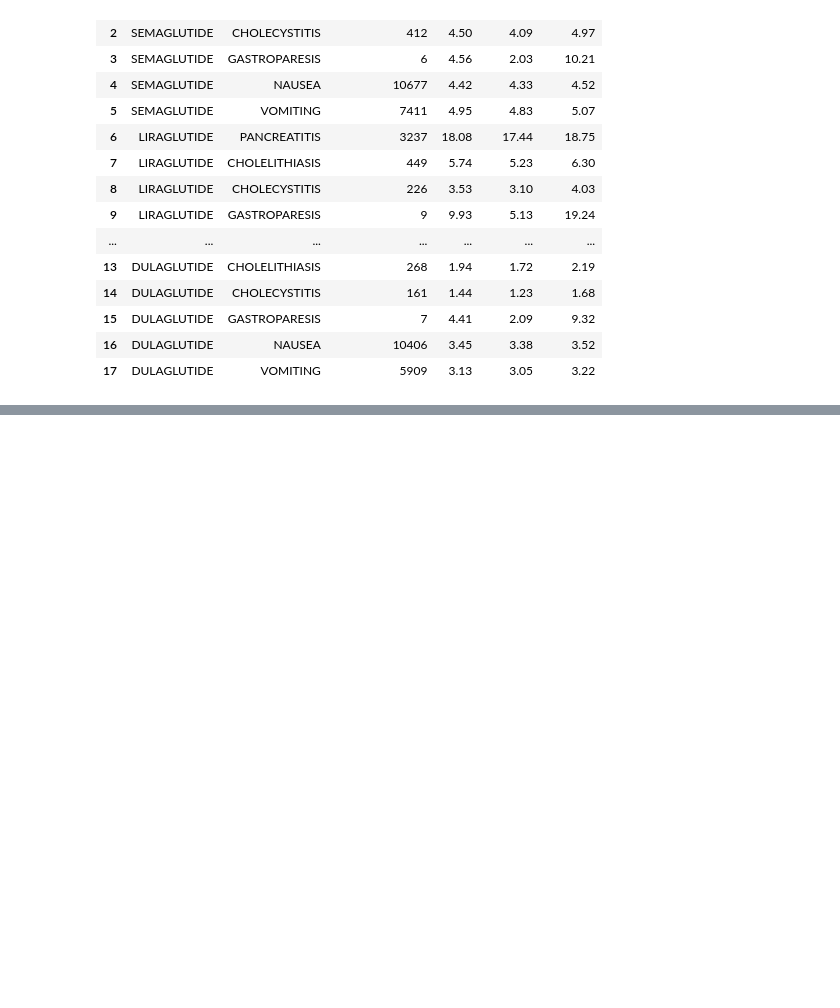
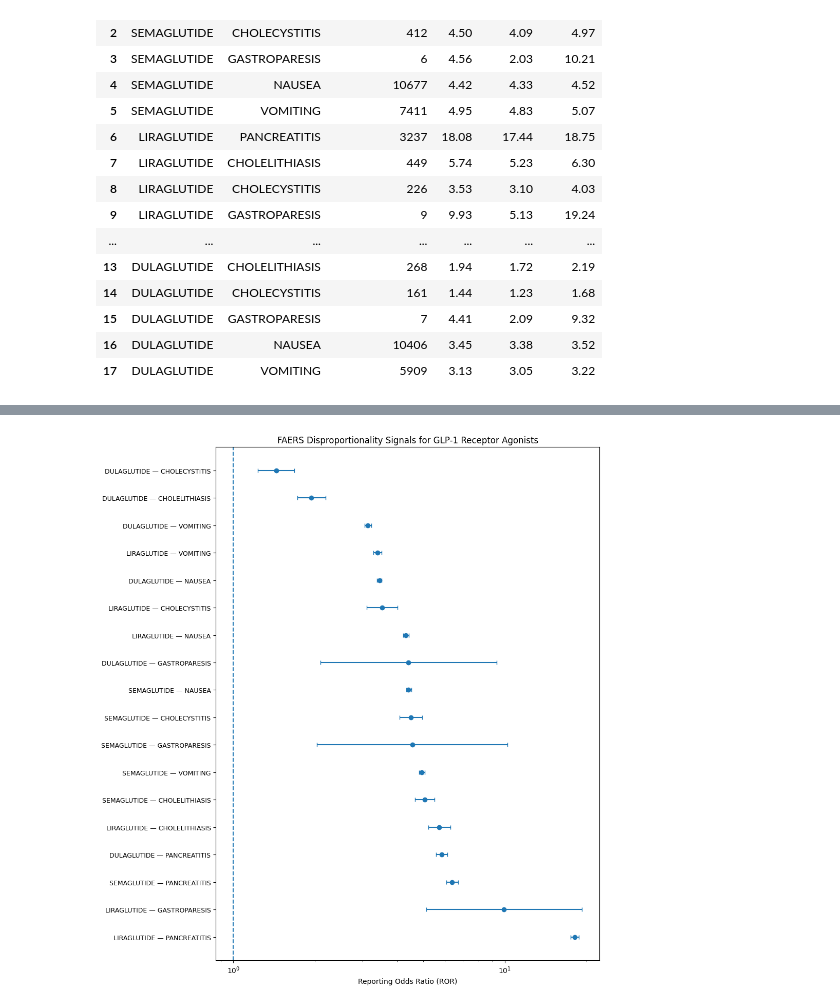
Before and after one commit to Majed-MD-AI/GLP1-Real-World-Drug-Safety, a Jupyter notebook: 01_openfda_data.ipynb, the cells around one changed output, grey strips where cells are left out. Drawn from its saved outputs; the diff is of its cells as text; code cells hidden in the pictures; blank space fills up the shorter version.

Commit message:
Refine forest plot

```diff
--- a/01_openfda_data.ipynb
+++ b/01_openfda_data.ipynb
@@ -243,3 +243,15 @@ results
 | 15 | DULAGLUTIDE | GASTROPARESIS | 7 | 4.41 | 2.09 | 9.32 |
 | 16 | DULAGLUTIDE | NAUSEA | 10406 | 3.45 | 3.38 | 3.52 |
 | 17 | DULAGLUTIDE | VOMITING | 5909 | 3.13 | 3.05 | 3.22 |
+# %%
+results["95% CI"] = (
+    results["CI_lower"].astype(str)
+    + " – "
+    + results["CI_upper"].astype(str)
+)
+
+display_table = results[
+    ["drug", "event", "matching_reports", "ROR", "95% CI"]
+]
+
+display_table
@@ -245,0 +276,6 @@ results
+# %%
+results["label"] = results["drug"] + " — " + results["event"]
+
+plot_data = results.sort_values("ROR").reset_index(drop=True)
+
+plot_data[["label", "matching_reports", "ROR", "CI_lower", "CI_upper"]]
@@ -245,0 +300,34 @@ results
+# %%
+results["label"] = results["drug"] + " — " + results["event"]
+plot_data = results.sort_values("ROR", ascending=True).reset_index(drop=True)
+
+import matplotlib.pyplot as plt
+
+plt.figure(figsize=(10, 11))
+
+plt.errorbar(
+    plot_data["ROR"],
+    plot_data["label"],
+    xerr=[
+        plot_data["ROR"] - plot_data["CI_lower"],
+        plot_data["CI_upper"] - plot_data["ROR"]
+    ],
+    fmt="o",
+    capsize=3
+)
+
+plt.axvline(1, linestyle="--")
+plt.xscale("log")
+
+plt.xlabel("Reporting Odds Ratio (ROR)")
+plt.ylabel("")
+plt.title("FAERS Disproportionality Signals for GLP-1 Receptor Agonists")
+plt.yticks(fontsize=9)
+plt.gca().invert_yaxis()
+
+plt.tight_layout()
+
+plt.savefig("glp1_ror_forest_plot.png", dpi=300, bbox_inches="tight")
+plt.show()
+# %% [output]
+[figure, added]
```
Also changed, not shown: parts of 2 cells of this notebook.
